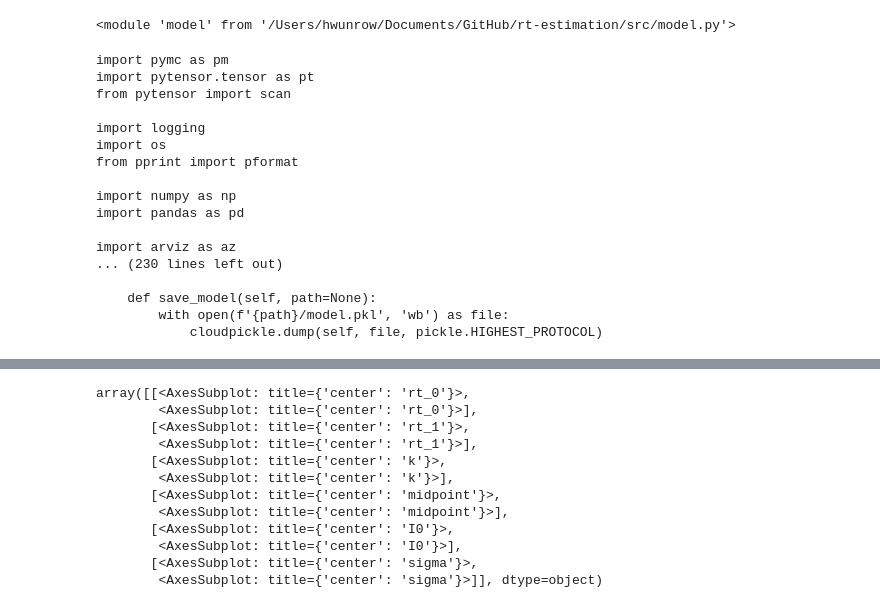
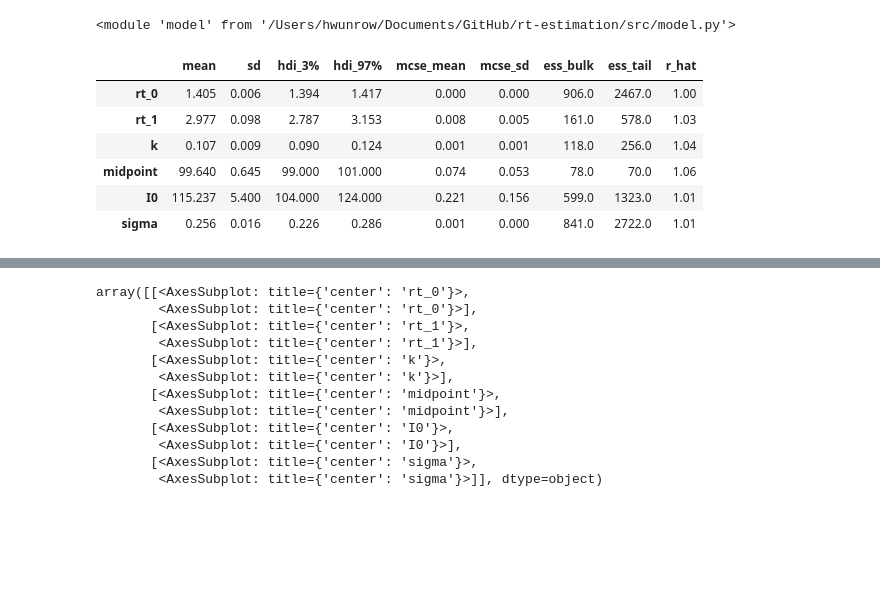
Before and after one commit to hwunrow/epykalman, a Jupyter notebook: src/sigmoid_mcmc_results.ipynb, the cells around one changed output, grey strips where cells are left out. Saved outputs shown, nothing was run; the diff lists cells and outputs as text; code cells hidden in the pictures; blank space fills up the shorter version.

```diff
--- a/src/sigmoid_mcmc_results.ipynb
+++ b/src/sigmoid_mcmc_results.ipynb
@@ -23,27 +23,15 @@ importlib.reload(model)
 # %%
 with open(f"{basepath}/2023-02-05_NUTS_likelihood_normal_add_noise_in_mcmc_clip_before_noise/model.pkl", 'rb') as file:
         sir_model = pickle.load(file)
-# %%
-import inspect
-lines = inspect.getsource(sir_model)
-print(lines)
-# %% [output]
-import pymc as pm
-import pytensor.tensor as pt
-from pytensor import scan
-
-import logging
-import os
-from pprint import pformat
-
-import numpy as np
-import pandas as pd
-
-import arviz as az
-... (230 lines left out)
-
-    def save_model(self, path=None):
-        with open(f'{path}/model.pkl', 'wb') as file:
-            cloudpickle.dump(self, file, pickle.HIGHEST_PROTOCOL)
 # %%
-vars = ['rt_0', 'rt_1', 'k', 'midpoint', 'I0']
+vars = ['rt_0', 'rt_1', 'k', 'midpoint', 'I0', 'sigma']
+# %%
+az.summary(sir_model.trace, var_names=vars)
+# %% [output]
+|  | mean | sd | hdi_3% | hdi_97% | mcse_mean | mcse_sd | ess_bulk | ess_tail | r_hat |
+| rt_0 | 1.405 | 0.006 | 1.394 | 1.417 | 0.000 | 0.000 | 906.0 | 2467.0 | 1.00 |
+| rt_1 | 2.977 | 0.098 | 2.787 | 3.153 | 0.008 | 0.005 | 161.0 | 578.0 | 1.03 |
+| k | 0.107 | 0.009 | 0.090 | 0.124 | 0.001 | 0.001 | 118.0 | 256.0 | 1.04 |
+| midpoint | 99.640 | 0.645 | 99.000 | 101.000 | 0.074 | 0.053 | 78.0 | 70.0 | 1.06 |
+| I0 | 115.237 | 5.400 | 104.000 | 124.000 | 0.221 | 0.156 | 599.0 | 1323.0 | 1.01 |
+| sigma | 0.256 | 0.016 | 0.226 | 0.286 | 0.001 | 0.000 | 841.0 | 2722.0 | 1.01 |
```
Also changed, not shown: parts of 4 cells of this notebook.
